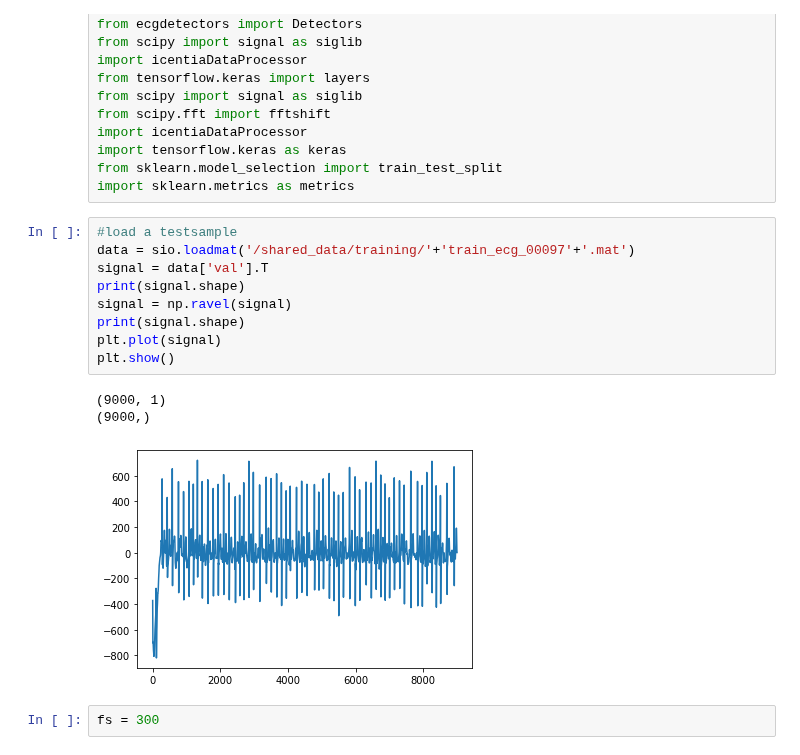
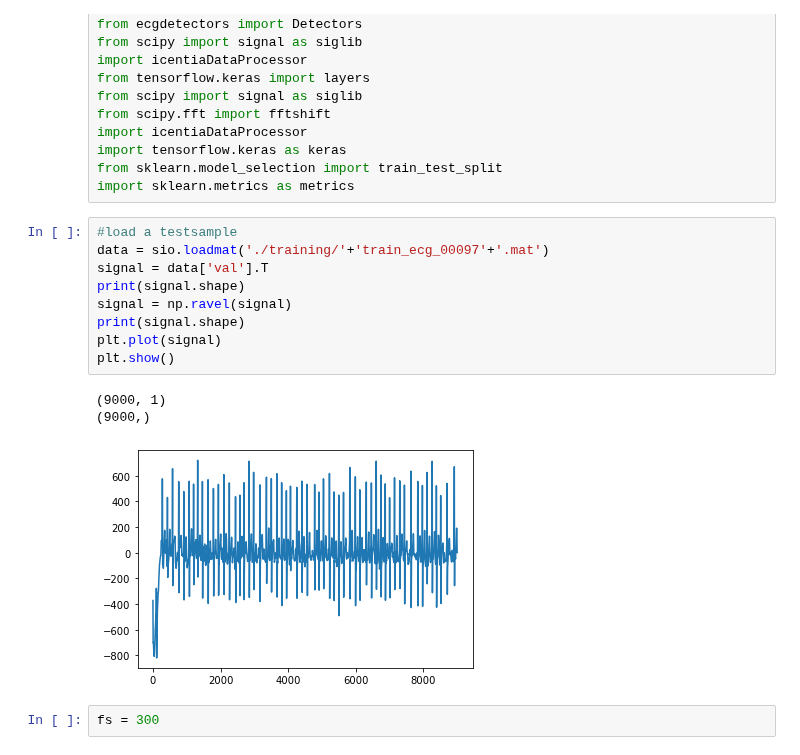
Before and after one commit to loewe2/die-sonderposten, a Jupyter notebook: Spectogram_CNN-Copy1.ipynb, the cells around one changed output. Drawn from its saved outputs; the diff is of its cells as text.

```diff
--- a/Spectogram_CNN-Copy1.ipynb
+++ b/Spectogram_CNN-Copy1.ipynb
@@ -36,17 +36,17 @@ from sklearn.model_selection import train_test_split
 import sklearn.metrics as metrics
 # %%
 #load a testsample
-data = sio.loadmat('/shared_data/training/'+'train_ecg_00097'+'.mat')
+data = sio.loadmat('./training/'+'train_ecg_00097'+'.mat')
 signal = data['val'].T
 print(signal.shape)
 signal = np.ravel(signal)
 print(signal.shape)
 plt.plot(signal)
 plt.show()
 # %% [output]
 (9000, 1)
 (9000,)
-[figure, old version]
+[figure, new version]
 # %%
 fs = 300
 # %%
```
Also changed, not shown: parts of 16 cells of this notebook, 1 other file.
